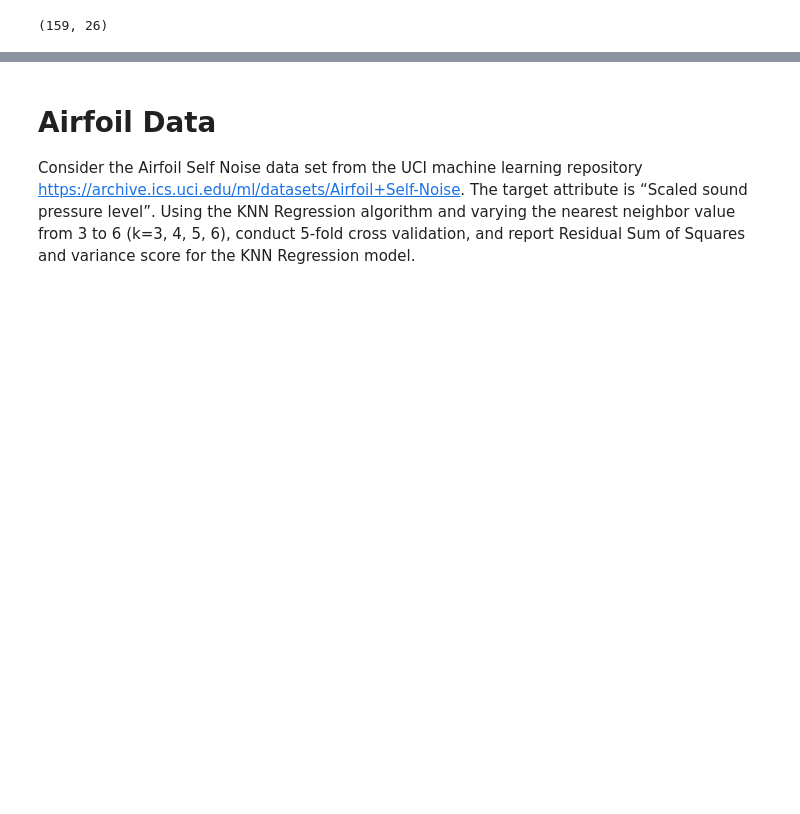
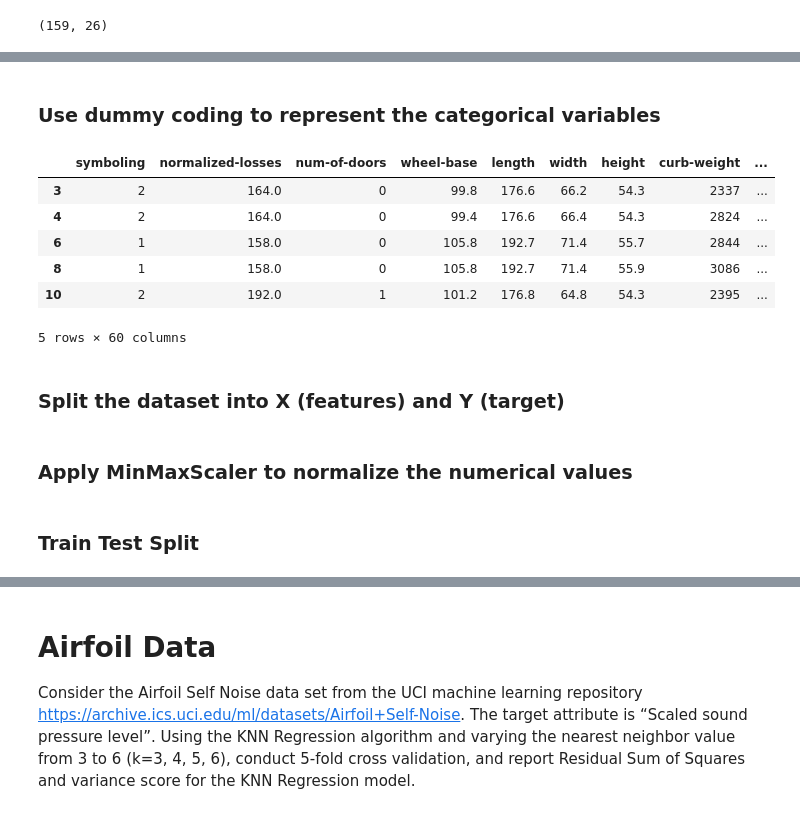
Before and after one commit to imad3k/AppliedML_Assignment2, a Jupyter notebook: dsba6156_inclass_assignment2_iahmad.ipynb, the cells around one changed output, grey strips where cells are left out. Cells and saved outputs as stored; diff of their text form; code cells hidden in the pictures; blank space fills up the shorter version.

```diff
--- a/dsba6156_inclass_assignment2_iahmad.ipynb
+++ b/dsba6156_inclass_assignment2_iahmad.ipynb
@@ -114,9 +108,32 @@ auto_df.head()
 5 rows × 26 columns
+# %% [markdown]
+### Use dummy coding to represent the categorical variables
+# %%
+# For the rest of the categorical variables I am using dummy coding to represent the categories
+col_to_dummy = ['make', 'fuel-type', 'aspiration', 'body-style', 'drive-wheels', 'engine-location', 'engine-type', 'fuel-system']
+
+# Change above columns to dummies
+auto_df = pd.get_dummies(auto_df, columns=col_to_dummy)
+
+# Checking to see if dummy coding works
+auto_df.head()
+# %% [output]
+|  | symboling | normalized-losses | num-of-doors | wheel-base | length | width | height | curb-weight | ... |
+| 3 | 2 | 164.0 | 0 | 99.8 | 176.6 | 66.2 | 54.3 | 2337 | ... |
+| 4 | 2 | 164.0 | 0 | 99.4 | 176.6 | 66.4 | 54.3 | 2824 | ... |
+| 6 | 1 | 158.0 | 0 | 105.8 | 192.7 | 71.4 | 55.7 | 2844 | ... |
+| 8 | 1 | 158.0 | 0 | 105.8 | 192.7 | 71.4 | 55.9 | 3086 | ... |
+| 10 | 2 | 192.0 | 1 | 101.2 | 176.8 | 64.8 | 54.3 | 2395 | ... |
+5 rows × 60 columns
+# %% [markdown]
+### Split the dataset into X (features) and Y (target)
 # %%
 # Split the data into Y (Target) and X (Variables)
 
 Y = auto_df['symboling']
 X = auto_df.drop(['symboling'], axis = 1)
+# %% [markdown]
+### Apply MinMaxScaler to normalize the numerical values
 # %%
 # Scale the numerical values (important because KNN is based on distance measures)
 
@@ -126,6 +143,8 @@ from sklearn.preprocessing import MinMaxScaler
 # Scale the numerical values (X)
 scaler = MinMaxScaler()
 X_scaled = scaler.fit_transform(X)
+# %% [markdown]
+### Train Test Split
 # %%
 # Split the data into a train/test split
 from sklearn.model_selection import train_test_split
```
Also changed, not shown: parts of 27 cells of this notebook.
